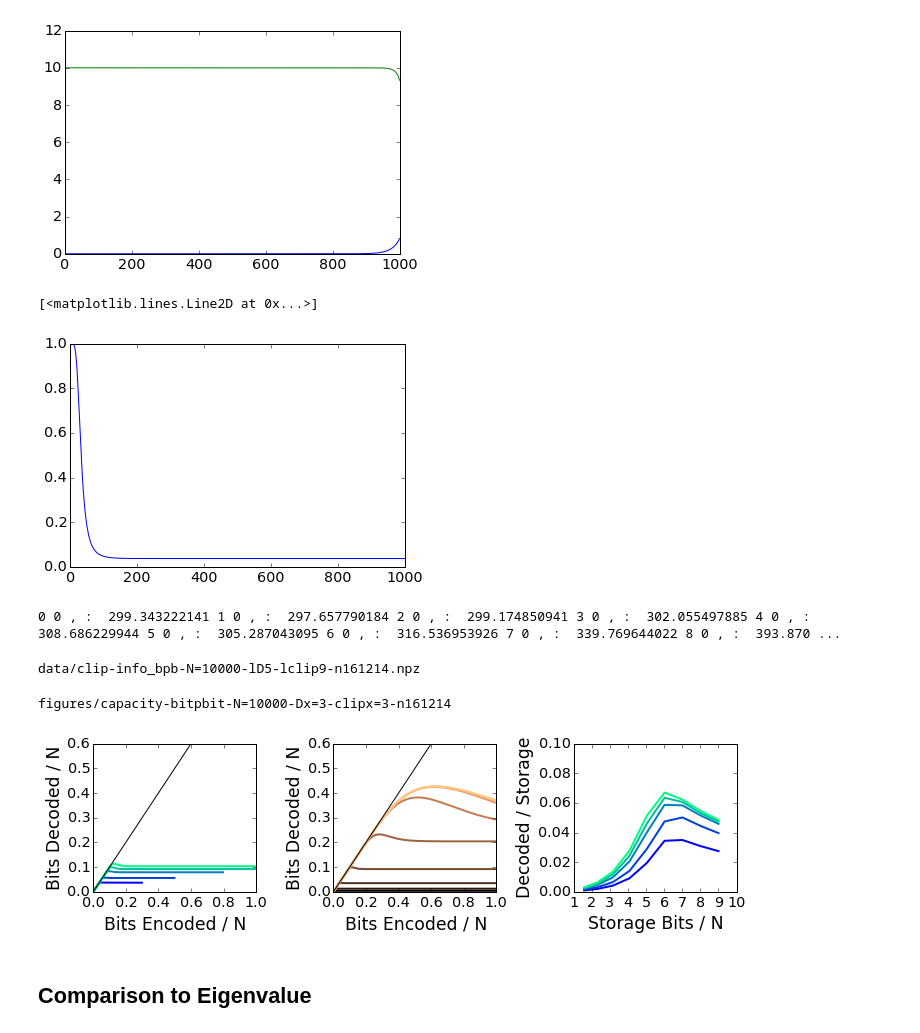
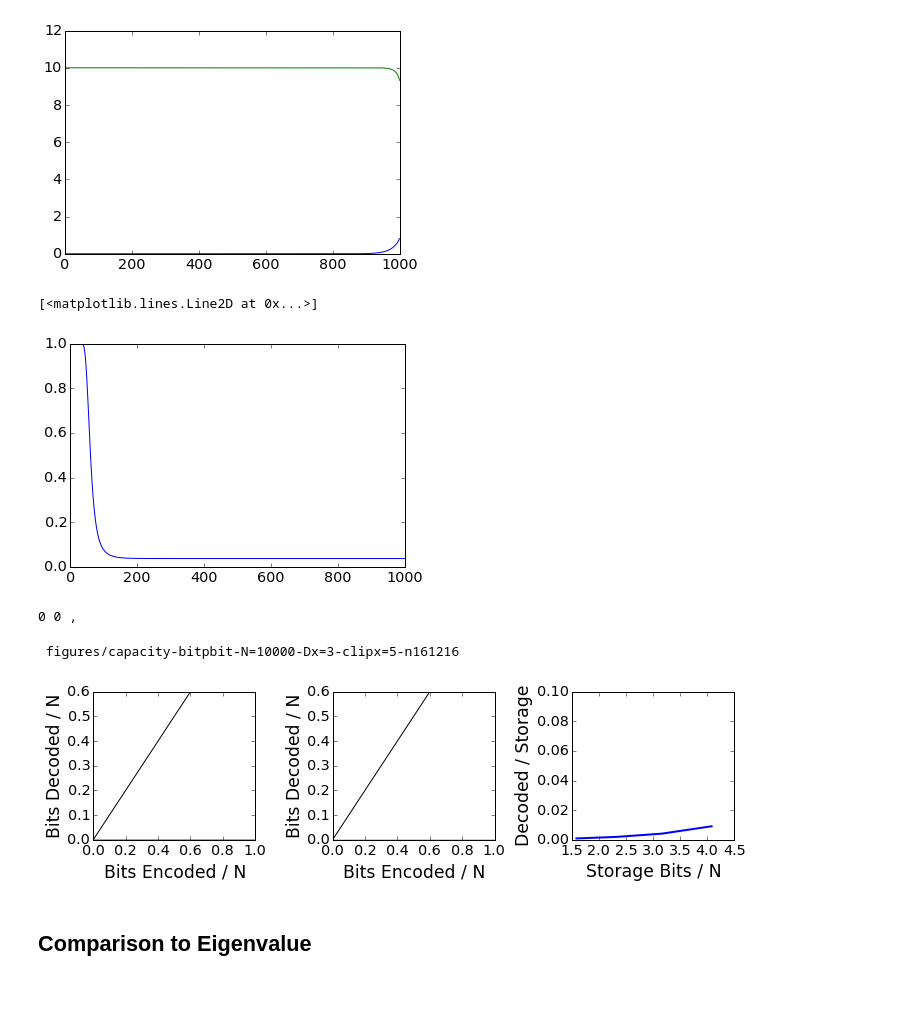
Before and after one commit to epaxon/HDlanguageDetection, a Jupyter notebook: capacity_clipping-161213.ipynb, the cells around one changed output. Drawn from its saved outputs; the diff is of its cells as text; code cells hidden in the pictures; blank space fills up the shorter version.

```diff
--- a/capacity_clipping-161213.ipynb
+++ b/capacity_clipping-161213.ipynb
@@ -1107,7 +1107,7 @@ plot(cvar)
 [<matplotlib.lines.Line2D at 0x...>]
 [figure]
 # %%
-N=1000
+N=10000
 s = decay * np.sqrt(N/cvar)
 s = s[::-1]
 
@@ -1116,7 +1116,7 @@ pc = p_correct_snr(s)
 plot(pc)
 # %% [output]
 [<matplotlib.lines.Line2D at 0x...>]
-[figure, old version]
+[figure, new version]
 # %%
 
 def p_correct_clip0_lb(M, N=1000, D=32, clip=8):
@@ -1133,7 +1133,7 @@ def p_correct_clip0_lb(M, N=1000, D=32, clip=8):
     return pc
 # %%
 #ax=subplot(132)
-test_M = arange(1, 1000, 5)
+test_M = arange(1, 5000, 5)
 N = 10000
 test_D = [8, 32, 256, 1024, 4096];
 test_clip = [1, 2, 4, 8, 16, 32, 64, 128, 256];
@@ -1155,18 +1155,16 @@ for iD, D in enumerate(test_D):
         bits_max[iD, ic] = clip_info[:, iD, ic].max()
         print ': ', time.time() - tst,
 # %% [output]
-0 0 , :  299.343222141 1 0 , :  297.657790184 2 0 , :  299.174850941 3 0 , :  302.055497885 4 0 , :  308.686229944 5 0 , :  305.287043095 6 0 , :  316.536953926 7 0 , :  339.769644022 8 0 , :  393.870 ...
+0 0 ,
 # %%
 filename = ('data/clip-info_bpb-N=' + str(N) + '-lD' + str(len(test_D))
             + '-lclip' + str(len(test_clip)) + '-n' + time.strftime('%y%m%d') +'.npz')
 print filename
 np.savez(filename, test_M=test_M, N=N, test_D=test_D, test_clip=test_clip, clip_info=clip_info, bits_x=bits_x, bis_max=bits_max)
-# %% [output]
-data/clip-info_bpb-N=10000-lD5-lclip9-n161214.npz
 # %%
 M = np.array(test_M)
 
-clip_ex = 3
+clip_ex = 5
 D_ex = 3
 
 
@@ -1197,35 +1195,35 @@ plot([0, 1], [0, 1], 'k')
 ylabel('Bits Decoded / N')
 xlabel('Bits Encoded / N')
 #ax.set_xticks(arange(0, 8500, 2000))
 ylim([0, 0.6])
 xlim([0, 1])
 
 subplot(133)
 cols= get_cmap('winter', len(test_D))
 for iD, D in enumerate(test_D):
     plot(np.log2(2*np.array(test_clip)+1), bits_max[iD, :]/N / bits_x[iD, :], lw=2, c=cols(iD))
 
 xlabel('Storage Bits / N')
 ylabel('Decoded / Storage')
 ylim([0, 0.1])
 #cols= get_cmap('copper', len(test_clip))
 #for ic, clip in enumerate(test_clip):
 #    plot(np.log2(test_D), bits_max[:, ic]/N / bits_x[:, ic], lw=2, c=cols(ic))
 
 plt.tight_layout()
 
 fname = ('figures/capacity-bitpbit-N=' + str(N) + '-Dx='
          + str(D_ex) + '-clipx=' + str(clip_ex) + '-n' + time.strftime('%y%m%d')
          )
 print fname
 
 savefig(fname + '.png',
         format='png', transparent=True)
 savefig(fname + '.eps',
         format='eps', transparent=True)
 # %% [output]
-figures/capacity-bitpbit-N=10000-Dx=3-clipx=3-n161214
+ figures/capacity-bitpbit-N=10000-Dx=3-clipx=5-n161216
-[figure, old version]
+[figure, new version]
 # %% [markdown]
 ## Comparison to Eigenvalue
 # %%
```
Also changed, not shown: 2 other files.
